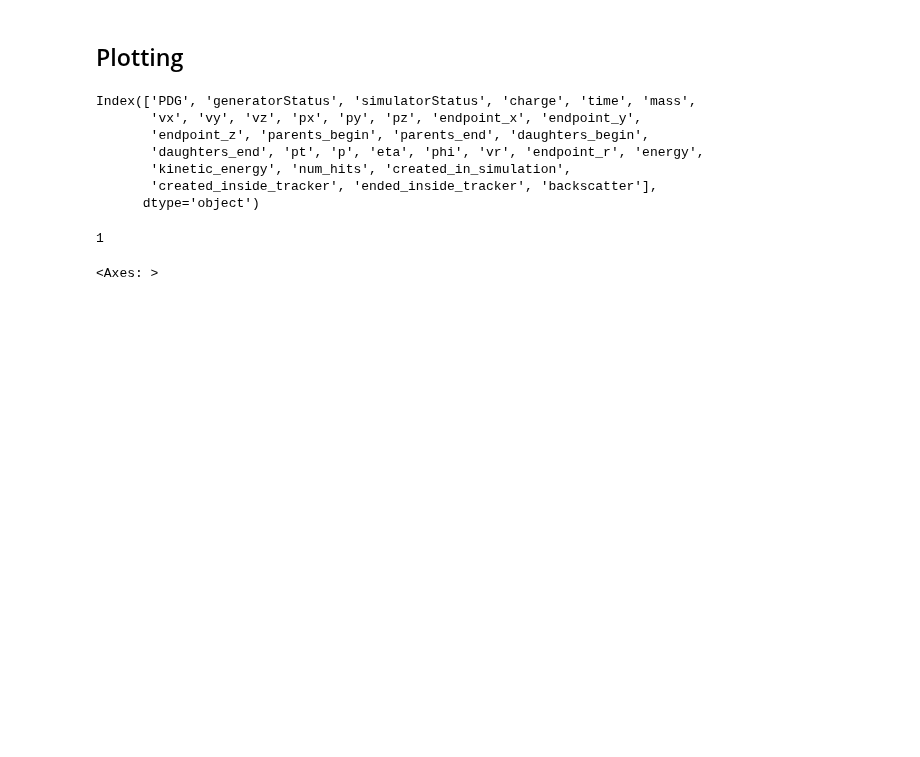
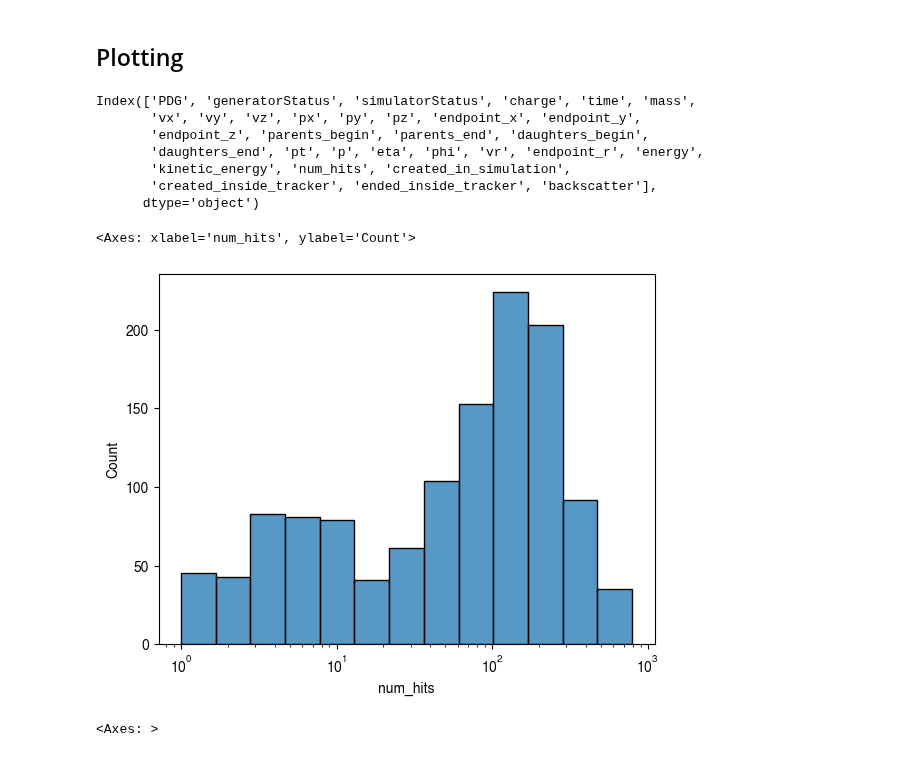
Before and after one commit to OpenDataDetector/ColliderML-Production, a Jupyter notebook: notebooks/physics/21_DM_zany_track_debug.ipynb, the cells around one changed output. Drawn from its saved outputs; the diff is of its cells as text; code cells hidden in the pictures; blank space fills up the shorter version.

```diff
--- a/notebooks/physics/21_DM_zany_track_debug.ipynb
+++ b/notebooks/physics/21_DM_zany_track_debug.ipynb
@@ -105,10 +105,11 @@ Index(['PDG', 'generatorStatus', 'simulatorStatus', 'charge', 'time', 'mass',
        'kinetic_energy', 'num_hits', 'created_in_simulation',
        'created_inside_tracker', 'ended_inside_tracker', 'backscatter'],
       dtype='object')
-# %%
-1
-# %% [output]
-1
+# %%
+sns.histplot(tracker_selected_particles.num_hits, log_scale=True)
+# %% [output]
+<Axes: xlabel='num_hits', ylabel='Count'>
+[figure, added]
 # %%
 tracker_reco_particles.pt.hist(bins=100, log=True)
 # log x
```
Also changed, not shown: parts of 1 cell of this notebook, 2 other files.
